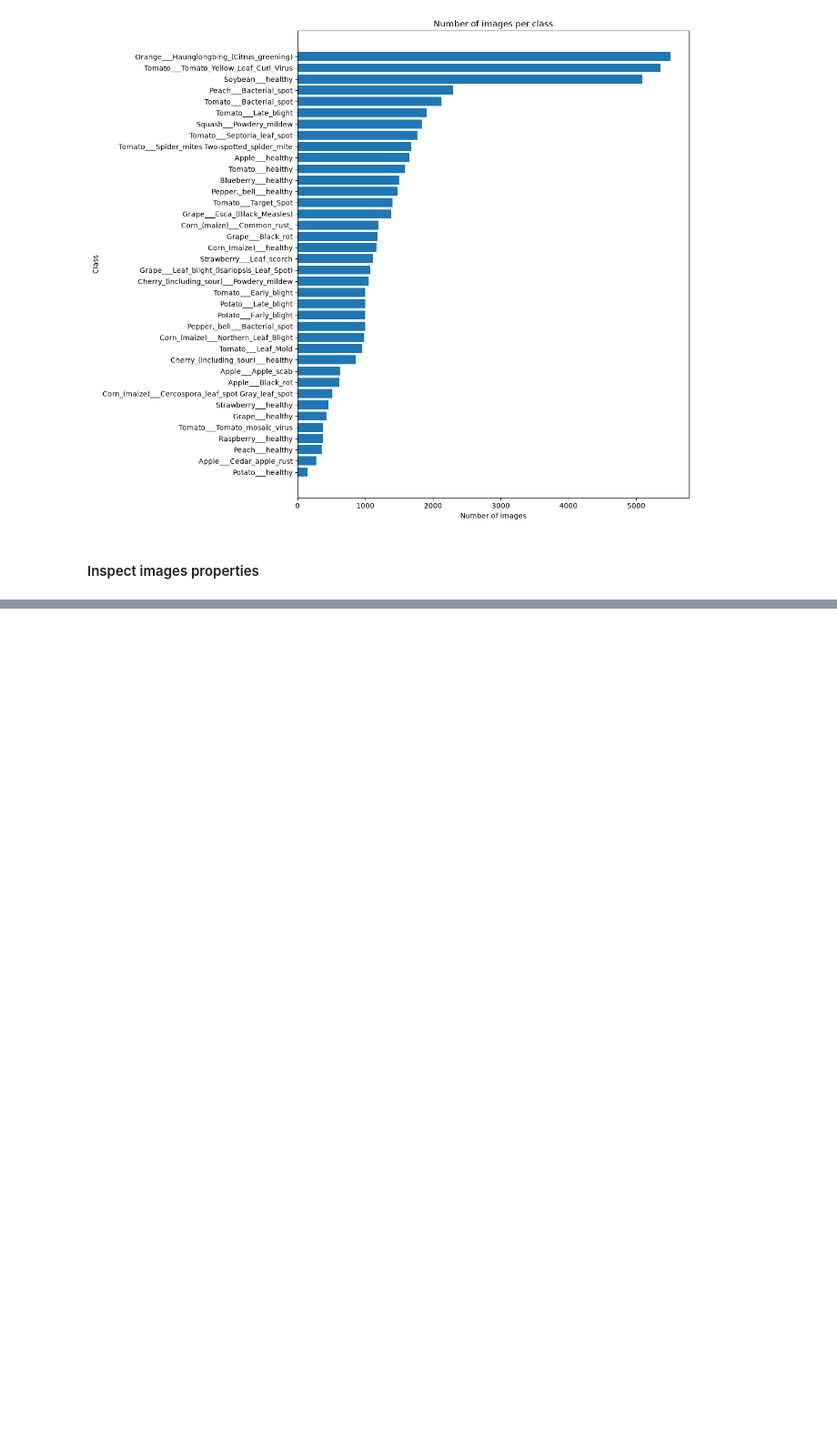
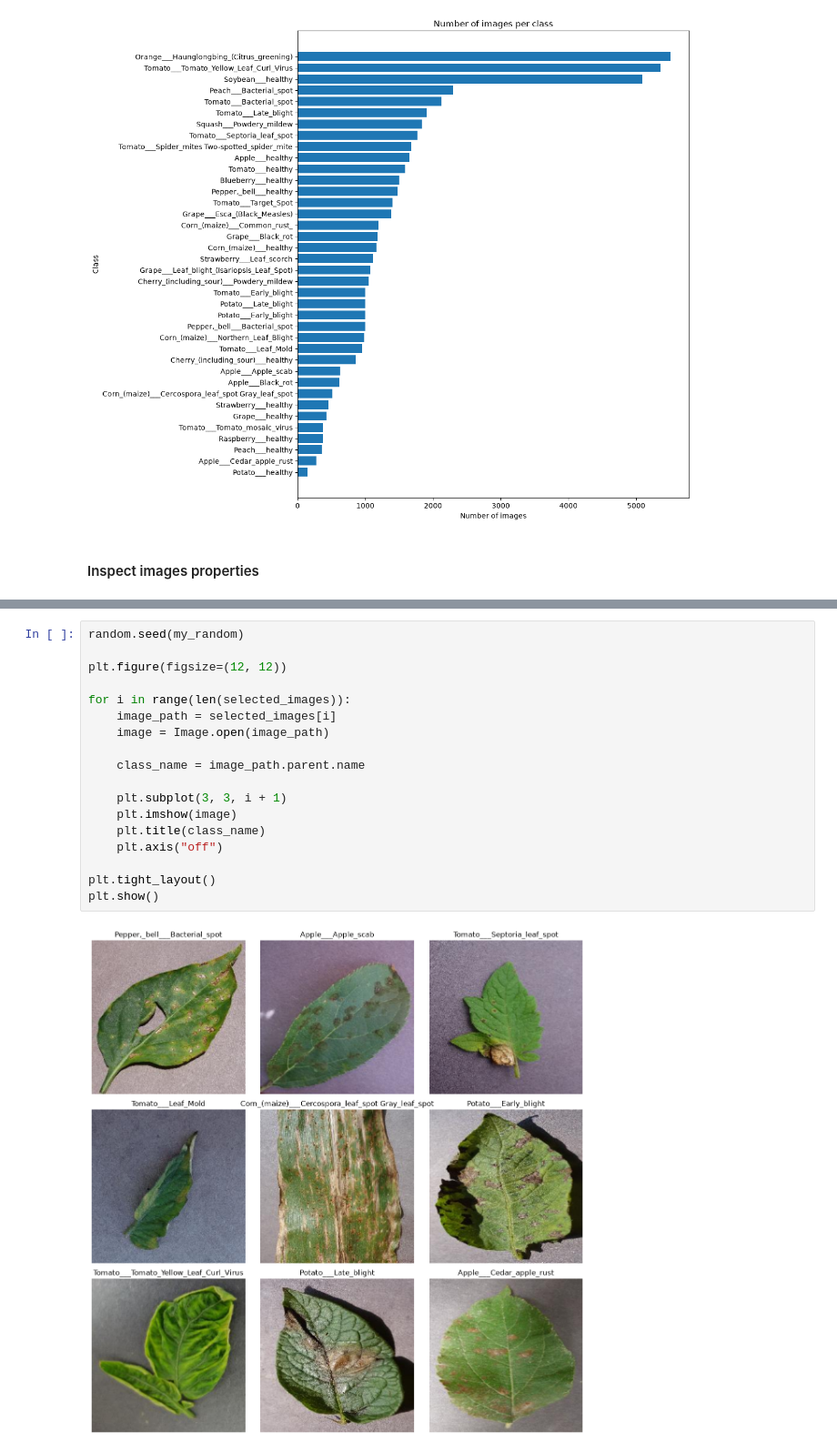
Before and after one commit to KrisMie/ARU-Machine-Learning-Techniques, a Jupyter notebook: src/notebooks/eda.ipynb, the cells around one changed output, grey strips where cells are left out. Shown at 91% size. Drawn from its saved outputs; the diff is of its cells as text; blank space fills up the shorter version.

```diff
--- a/src/notebooks/eda.ipynb
+++ b/src/notebooks/eda.ipynb
@@ -127,0 +181,20 @@ Image format: JPEG
+# %%
+random.seed(my_random)
+
+plt.figure(figsize=(12, 12))
+
+for i in range(len(selected_images)):
+    image_path = selected_images[i]
+    image = Image.open(image_path)
+
+    class_name = image_path.parent.name
+
+    plt.subplot(3, 3, i + 1)
+    plt.imshow(image)
+    plt.title(class_name)
+    plt.axis("off")
+
+plt.tight_layout()
+plt.show()
+# %% [output]
+[figure, added]
```
Also changed, not shown: parts of 12 cells of this notebook, 2 other files.
